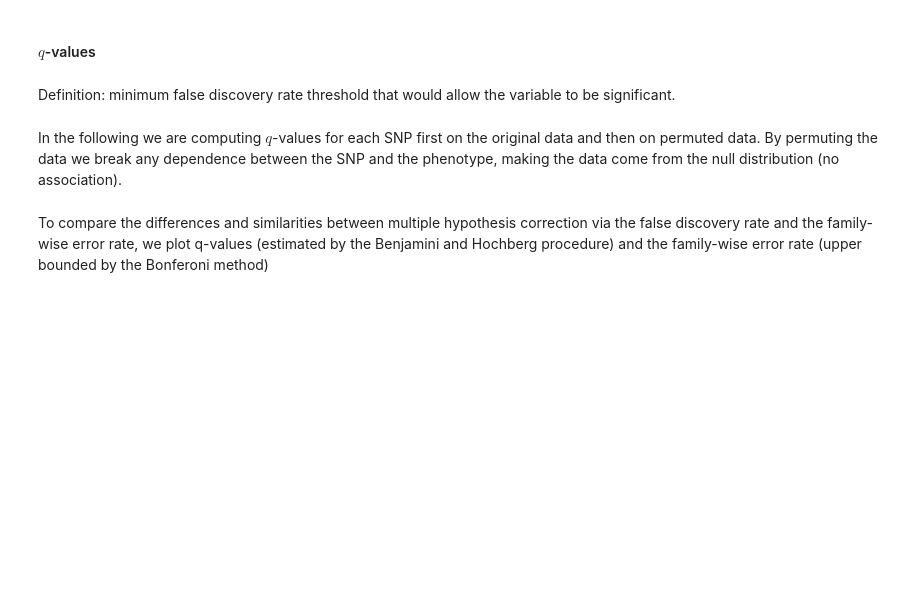
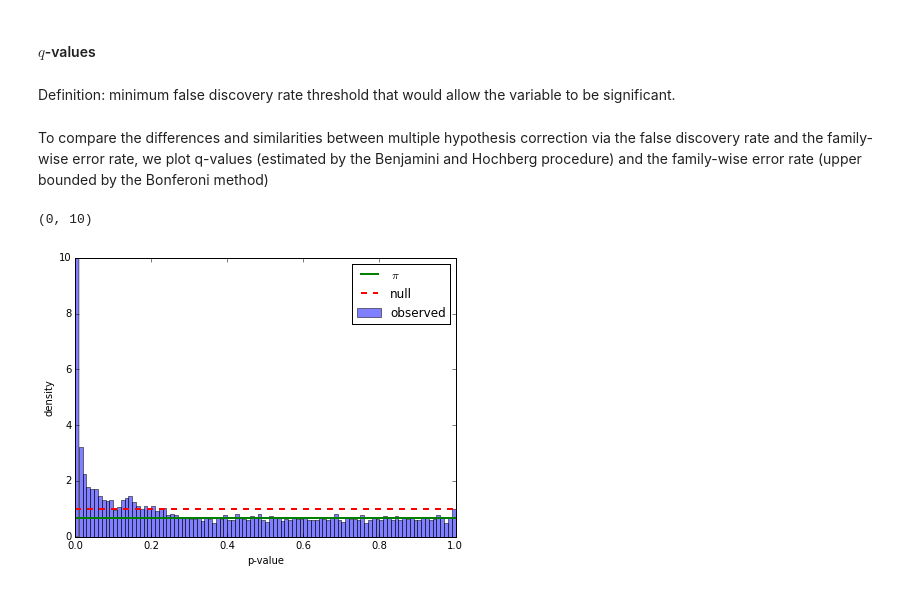
Before and after one commit to davismcc/embl_predocs_limix_tutorial_Nov2015, a Jupyter notebook: linear_regression_FDR/QTL_mapping1.ipynb, the cells around one changed output. Drawn from its saved outputs; the diff is of its cells as text; code cells hidden in the pictures; blank space fills up the shorter version.

```diff
--- a/linear_regression_FDR/QTL_mapping1.ipynb
+++ b/linear_regression_FDR/QTL_mapping1.ipynb
@@ -204,7 +288,26 @@ This measure gives a useful alternative to traditional Bonferroni correction, wh
 #### $q$-values
 # %% [markdown]
 Definition: minimum false discovery rate threshold that would allow the variable to be significant.
-# %% [markdown]
-In the following we are computing $q$-values for each SNP first on the original data and then on permuted data. By permuting the data we break any dependence between the SNP and the phenotype, making the data come from the null distribution (no association).
 # %% [markdown]
 To compare the differences and similarities between multiple hypothesis correction via the false discovery rate and the family-wise error rate, we plot q-values (estimated by the Benjamini and Hochberg procedure) and the family-wise error rate (upper bounded by the Bonferoni method)
+# %%
+#fitting q-values using the Benjamini-Hochberg step-down procedure
+
+import limix.stats.fdr as fdr
+fig = pl.figure(3,figsize=[15,5])
+
+#1. on the real tests
+pl.subplot(1,2,1)
+qv, pi0 = fdr.qvalues(lm.pvalues[1], return_pi0=True)
+#plot distribution of p-values and fitted \pi parameter:
+fig = pl.figure(3,figsize=[8,5])
+pl.hist(lm.pvalues[1],bins=100,normed=True,color='b',label='observed',alpha=0.5)
+pl.axhline(pi0,color='g',linewidth=2,label='$\pi$')
+pl.axhline(1,color='r',linestyle='--',linewidth=2,label='null')
+pl.legend()
+pl.xlabel('p-value')
+pl.ylabel('density')
+pl.ylim((0,10))
+# %% [output]
+(0, 10)
+[figure, added]
```
Also changed, not shown: parts of 10 cells of this notebook, 3 other files.
